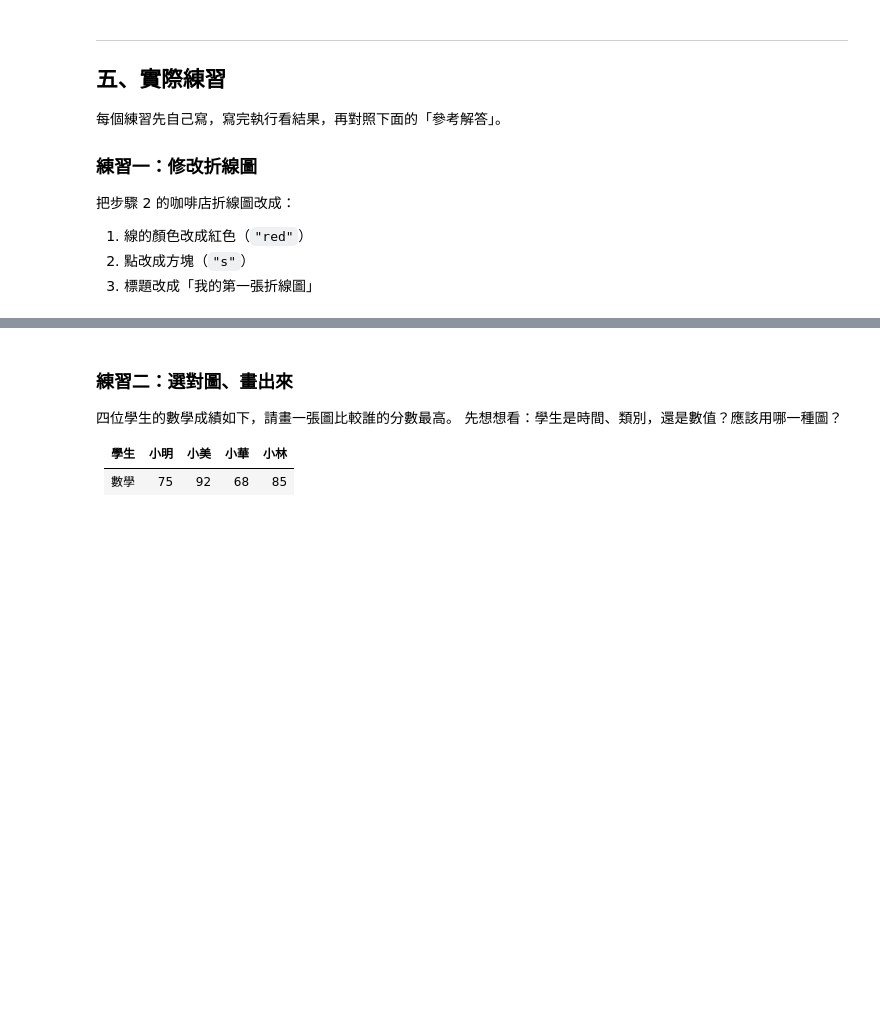
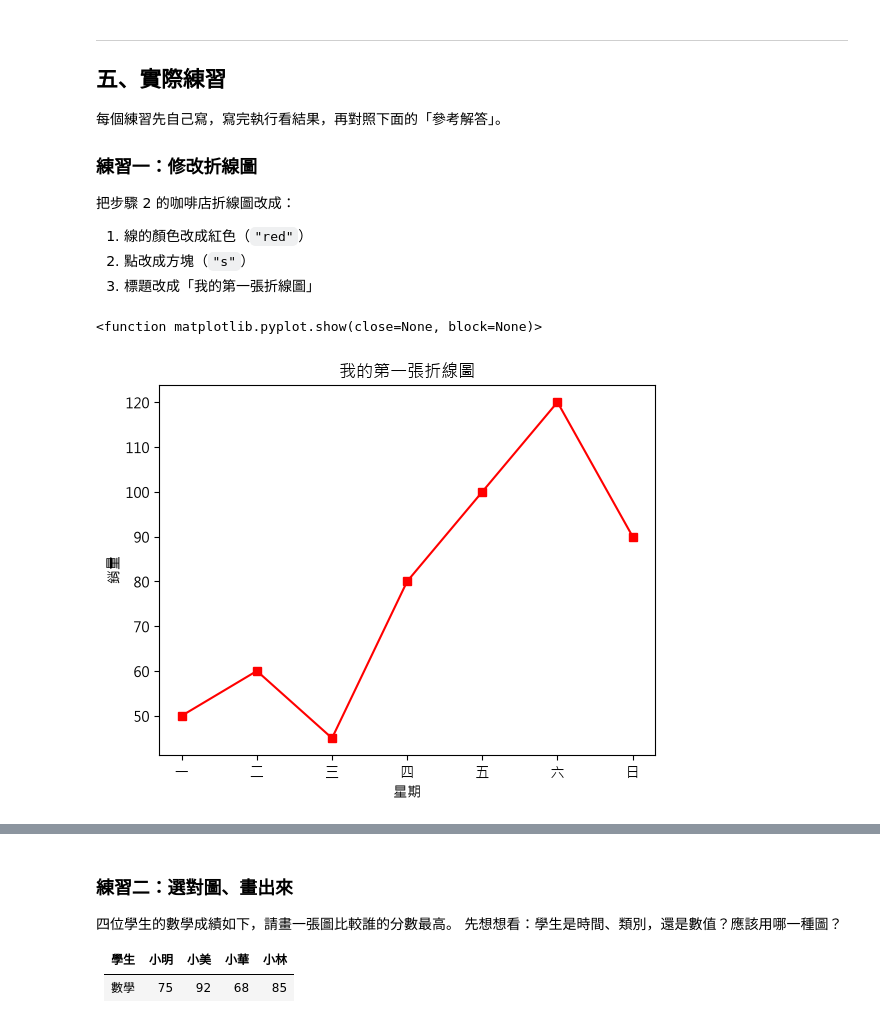
Before and after one commit to finnySun/Machine_learning, a Jupyter notebook: Step2_Build_a_machine_learning_model/lesson7_資料視覺化.ipynb, the cells around one changed output, grey strips where cells are left out. Cells and saved outputs as stored; diff of their text form; code cells hidden in the pictures; blank space fills up the shorter version.

```diff
--- a/Step2_Build_a_machine_learning_model/lesson7_資料視覺化.ipynb
+++ b/Step2_Build_a_machine_learning_model/lesson7_資料視覺化.ipynb
@@ -400,6 +437,14 @@ print("3 月填補的值：", df2["營業額"][2])
 3. 標題改成「我的第一張折線圖」
 # %%
 # 練習一：在這裡寫你的程式
+plt.plot(days, cups, color = "red", marker = "s")
+plt.title("我的第一張折線圖")
+plt.xlabel("星期")
+plt.ylabel("銷量")
+plt.show
+# %% [output]
+<function matplotlib.pyplot.show(close=None, block=None)>
+[figure, added]
 # %%
 # 練習一 參考解答
 plt.plot(days, cups, marker="s", color="red")
```
Also changed, not shown: parts of 17 cells of this notebook, 3 other files.
